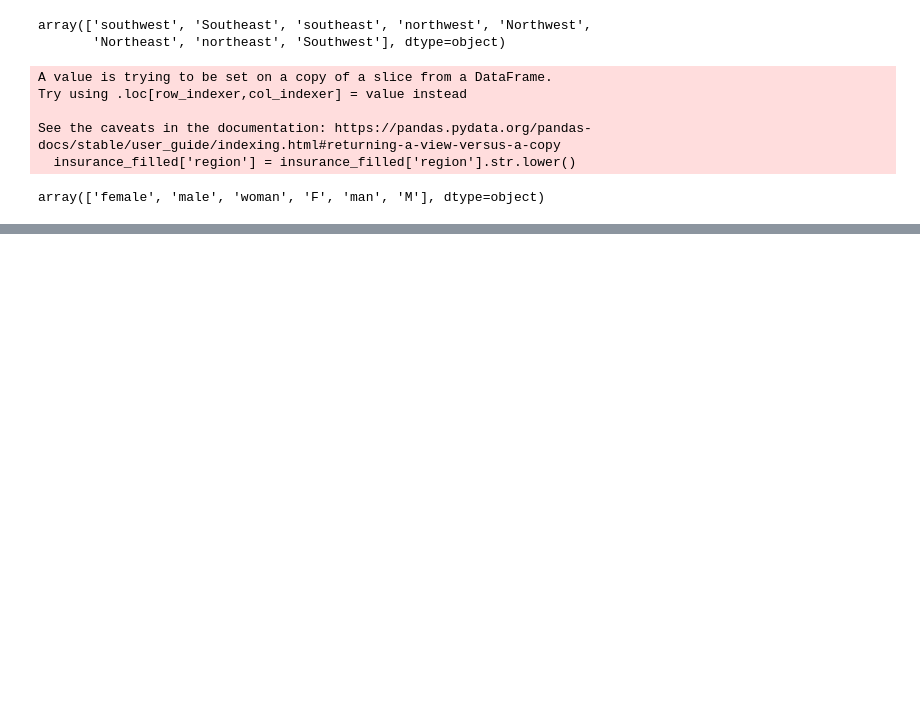
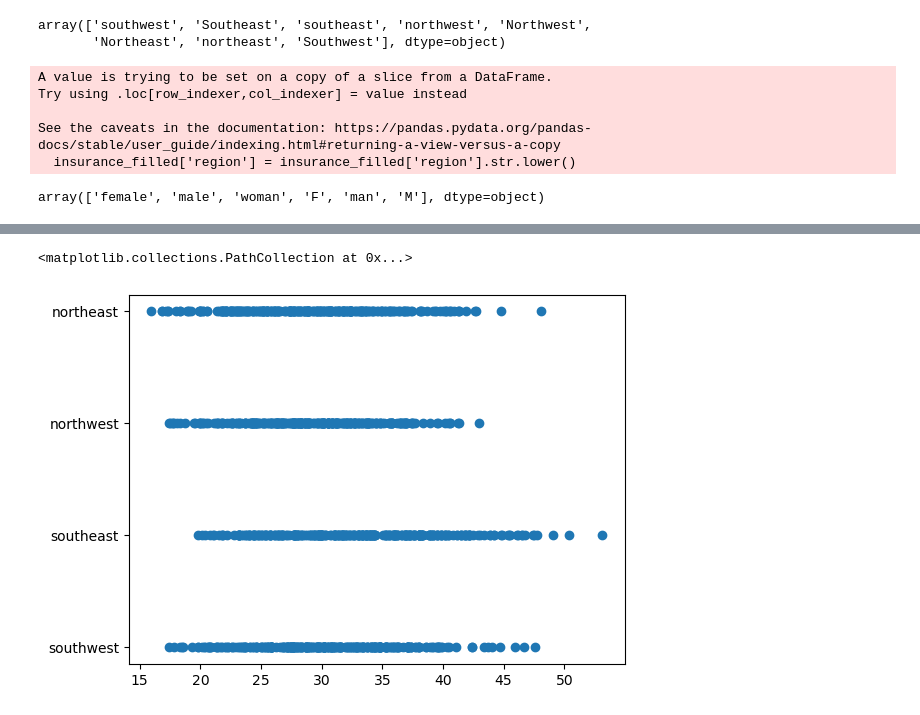
Before and after one commit to Newtanmukh/Python-Frameworks-Tutorials, a Jupyter notebook: PREDICTING_HEALTHCARE_COST/HealthCare.ipynb, the cells around one changed output, grey strips where cells are left out. Saved outputs shown, nothing was run; the diff lists cells and outputs as text; code cells hidden in the pictures; blank space fills up the shorter version.

```diff
--- a/PREDICTING_HEALTHCARE_COST/HealthCare.ipynb
+++ b/PREDICTING_HEALTHCARE_COST/HealthCare.ipynb
@@ -86,0 +186,5 @@ sex_map = {'female': FEMALE, 'woman': FEMALE, 'male': MALE, 'F': FEMALE, 'man':
+# %%
+plt.scatter(df['bmi'], df['region'])
+# %% [output]
+<matplotlib.collections.PathCollection at 0x...>
+[figure, added]
```
Also changed, not shown: parts of 29 cells of this notebook, 1 other file.
